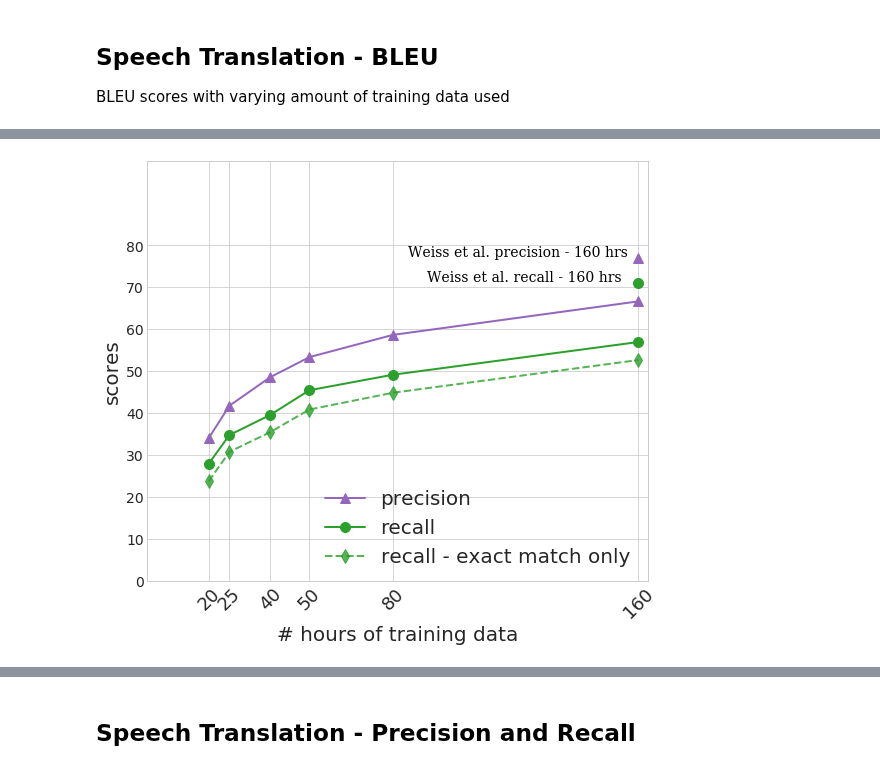
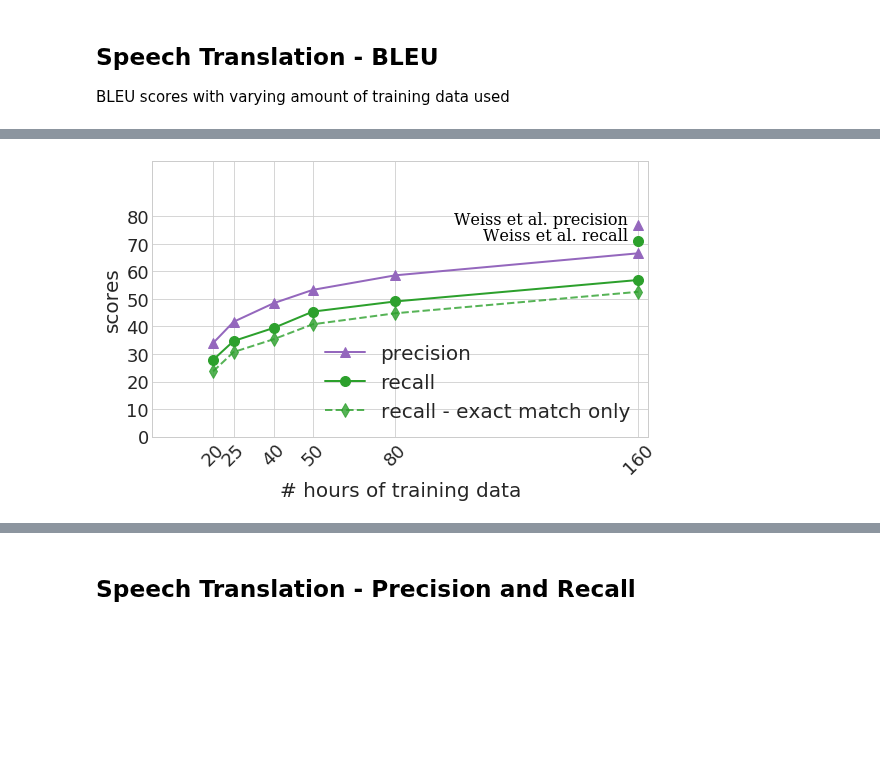
Before and after one commit to 0xSameer/speech2text, a Jupyter notebook: results.ipynb, the cells around one changed output, grey strips where cells are left out. Cells and saved outputs as stored; diff of their text form; code cells hidden in the pictures; blank space fills up the shorter version.

```diff
--- a/results.ipynb
+++ b/results.ipynb
@@ -67,7 +67,7 @@ bar_x = np.linspace(5,100,6)
 # %%
 sns.set_style("whitegrid", {"axes.grid": True})
 # %%
-fig, ax = plt.subplots(figsize=(8,7),nrows=1, ncols=1, sharey=True)
+fig, ax = plt.subplots(figsize=(8,5),nrows=1, ncols=1, sharey=True)
 
 markersize = 10
 linewidth = 2
@@ -85,22 +85,22 @@ ax.plot(x_scale, meteor_beam, label="METEOR", color=tableau20[4],
 font = {'family': 'serif',
         'color':  'black',
         'weight': 'normal',
-        'size': 14,
+        'size': 16,
         }
 
 ax.plot(np.array([100]), np.array([46.5]), color=tableau20[8],
         marker='^', markersize=markersize)
-plt.text(58, 47, r'Weiss et al. BLEU - 160 hrs', fontdict=font)
+plt.text(69, 47, r'Weiss et al. BLEU', fontdict=font)
 ax.plot(np.array([100]), np.array([36.5]), color=tableau20[4],
         marker='o', markersize=markersize)
-plt.text(53, 37, r'Weiss et al. METEOR- 160 hrs', fontdict=font)
+plt.text(63, 37, r'Weiss et al. METEOR', fontdict=font)
 
 ax.plot(np.array([100]), np.array([53]), color=tableau20[8],
         marker='^', markersize=markersize)
-plt.text(78, 53.2, r'human BLEU', fontdict=font)
+plt.text(76, 53.2, r'human BLEU', fontdict=font)
 ax.plot(np.array([100]), np.array([40.5]), color=tableau20[4],
         marker='o', markersize=markersize)
-plt.text(73, 41, r'human METEOR', fontdict=font)
+plt.text(70, 41, r'human METEOR', fontdict=font)
 
 # ax.axhline(y=46.5, linestyle=":")
 # plt.text(40, 47, r'Weiss et al. BLEU - 160 hrs', fontdict=font)
@@ -118,7 +118,7 @@ plt.yticks(list(range(5,60,5)), rotation=0, fontsize=20)
 ax.set_xlabel('# hours of training data', size=20)
 ax.set_ylabel('scores', size=20)
 for i in ax.get_xticklabels():
-    i.set_fontsize(16)
+    i.set_fontsize(18)
 for i in ax.get_yticklabels():
     i.set_fontsize(16)
 
@@ -138,5 +138,5 @@ fig.savefig(fname="bleu_meteor_scores.png", dpi=300)
 # %%
-fig, ax = plt.subplots(figsize=(8,7),nrows=1, ncols=1, sharey=True)
+fig, ax = plt.subplots(figsize=(8,5),nrows=1, ncols=1, sharey=True)
 
 markersize = 10
 linewidth = 2
@@ -157,48 +157,48 @@ ax.plot(x_scale, recall_exact, label="recall - exact match only", color=tableau2
 font = {'family': 'serif',
         'color':  'black',
         'weight': 'normal',
-        'size': 14,
+        'size': 16,
         }
 
 ax.plot(np.array([100]), np.array([77]), color=tableau20[8],
         marker='^', markersize=markersize)
-plt.text(53, 77.3, r'Weiss et al. precision - 160 hrs', fontdict=font)
+plt.text(62, 77.3, r'Weiss et al. precision', fontdict=font)
 ax.plot(np.array([100]), np.array([71]), color=tableau20[4],
         marker='o', markersize=markersize)
-plt.text(57, 71.3, r'Weiss et al. recall - 160 hrs', fontdict=font)
+plt.text(68, 71.3, r'Weiss et al. recall', fontdict=font)
 
 # ax.axhline(y=77, linestyle=":")
 # plt.text(40, 77.5, r'Weiss et al. precision - 160 hrs', fontdict=font)
 # ax.axhline(y=71, linestyle=":")
 # plt.text(40, 71.5, r'Weiss et al. recall - 160 hrs', fontdict=font)
 
 # ax.axhline(y=81, linestyle="-.")
 # plt.text(40, 81.5, r'Human precision - 160 hrs', fontdict=font)
 # ax.axhline(y=76, linestyle="-.")
 # plt.text(40, 76.5, r'Human recall - 160 hrs', fontdict=font)
 
-plt.xticks(x_scale, x_labels, rotation=45, fontsize=16)
+plt.xticks(x_scale, x_labels, rotation=45, fontsize=18)
 # plt.yticks(list(range(0,65,10))+[76, 71, ], rotation=0, fontsize=20)
 plt.yticks(list(range(0,81,10)), rotation=0, fontsize=20)
 ax.set_xlabel('# hours of training data', size=20)
 ax.set_ylabel('scores', size=20)
 for i in ax.get_xticklabels():
     i.set_fontsize(18)
 for i in ax.get_yticklabels():
-    i.set_fontsize(14)
+    i.set_fontsize(18)
 
-plt.legend(bbox_to_anchor=(1.0, 0.26), framealpha=0, fontsize=20, ncol=1)
+plt.legend(bbox_to_anchor=(1.0, 0.4), framealpha=0, fontsize=20, ncol=1)
 plt.ylim(0,100)
 plt.xlim(0,102)
 # ax.xaxis.grid(False)
 
 # sns.despine(left=True, bottom=True)
 
 fig.tight_layout()
 
 fig.savefig(fname="precision_recall_scores.pdf", dpi=300)
 fig.savefig(fname="precision_recall_scores.png", dpi=300)
 # %% [output]
-[figure, old version]
+[figure, new version]
 # %%
 google_cnt_recall
```
Also changed, not shown: parts of 19 cells of this notebook, 4 other files.
